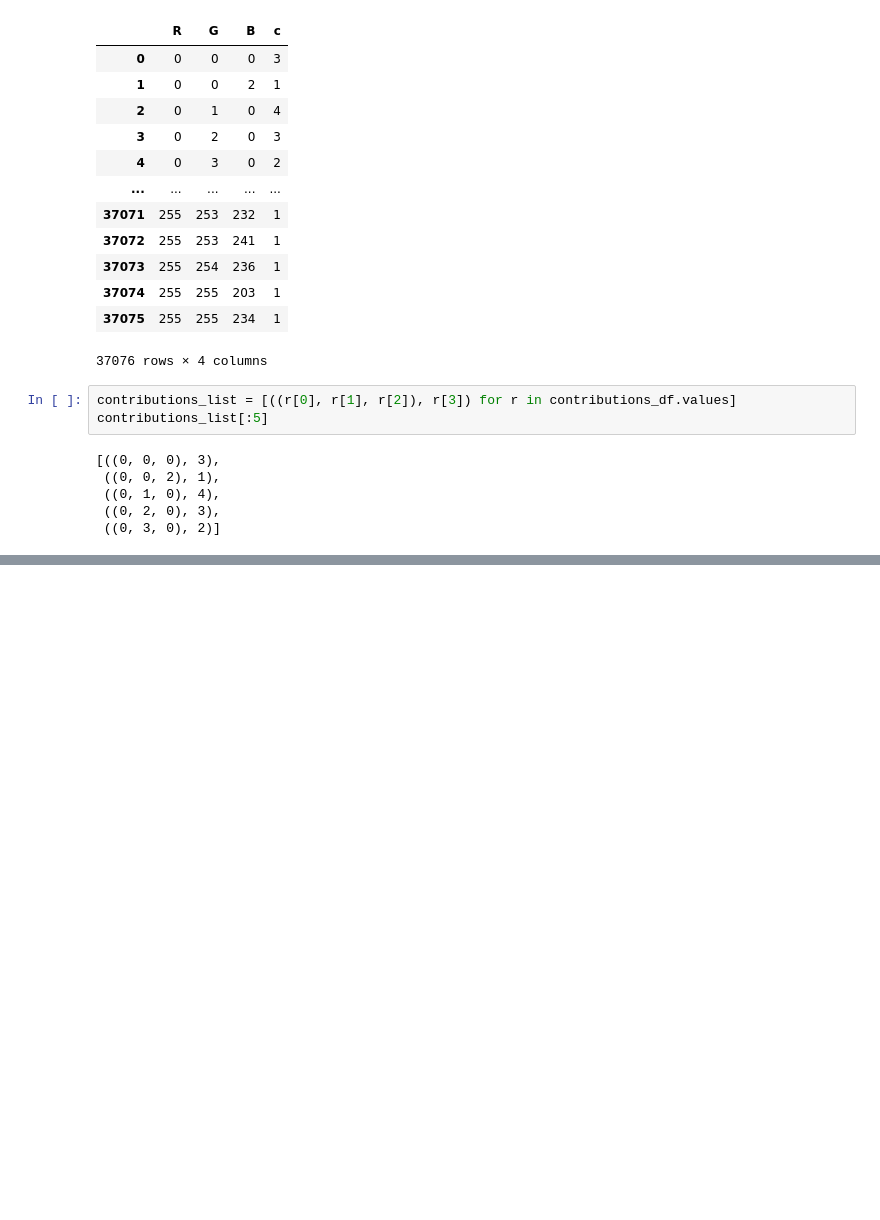
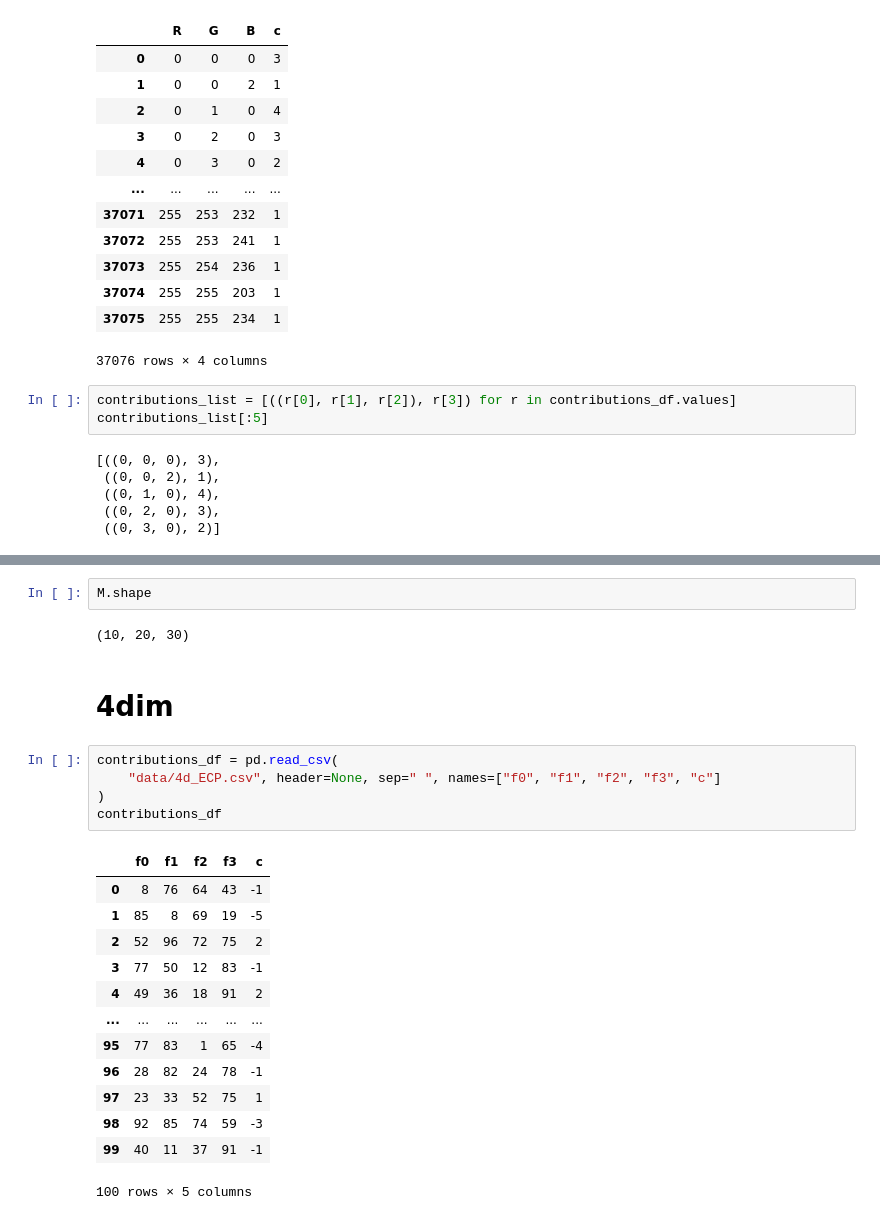
Before and after one commit to dgurnari/bifiltration-sandbox, a Jupyter notebook: test_discretization.ipynb, the cells around one changed output, grey strips where cells are left out. Cells and saved outputs as stored; diff of their text form; blank space fills up the shorter version.

```diff
--- a/test_discretization.ipynb
+++ b/test_discretization.ipynb
@@ -231,3 +249,28 @@ for GRIDSIZE in tqdm(GRIDSIZES):
             delimiter=",",
             fmt="%10.10f",
         )
+# %%
+M.shape
+# %% [output]
+(10, 20, 30)
+# %% [markdown]
+# 4dim
+# %%
+contributions_df = pd.read_csv(
+    "data/4d_ECP.csv", header=None, sep=" ", names=["f0", "f1", "f2", "f3", "c"]
+)
+contributions_df
+# %% [output]
+|  | f0 | f1 | f2 | f3 | c |
+| 0 | 8 | 76 | 64 | 43 | -1 |
+| 1 | 85 | 8 | 69 | 19 | -5 |
+| 2 | 52 | 96 | 72 | 75 | 2 |
+| 3 | 77 | 50 | 12 | 83 | -1 |
+| 4 | 49 | 36 | 18 | 91 | 2 |
+| ... | ... | ... | ... | ... | ... |
+| 95 | 77 | 83 | 1 | 65 | -4 |
+| 96 | 28 | 82 | 24 | 78 | -1 |
+| 97 | 23 | 33 | 52 | 75 | 1 |
+| 98 | 92 | 85 | 74 | 59 | -3 |
+| 99 | 40 | 11 | 37 | 91 | -1 |
+100 rows × 5 columns
```
Also changed, not shown: parts of 8 cells of this notebook, 47 other files.
